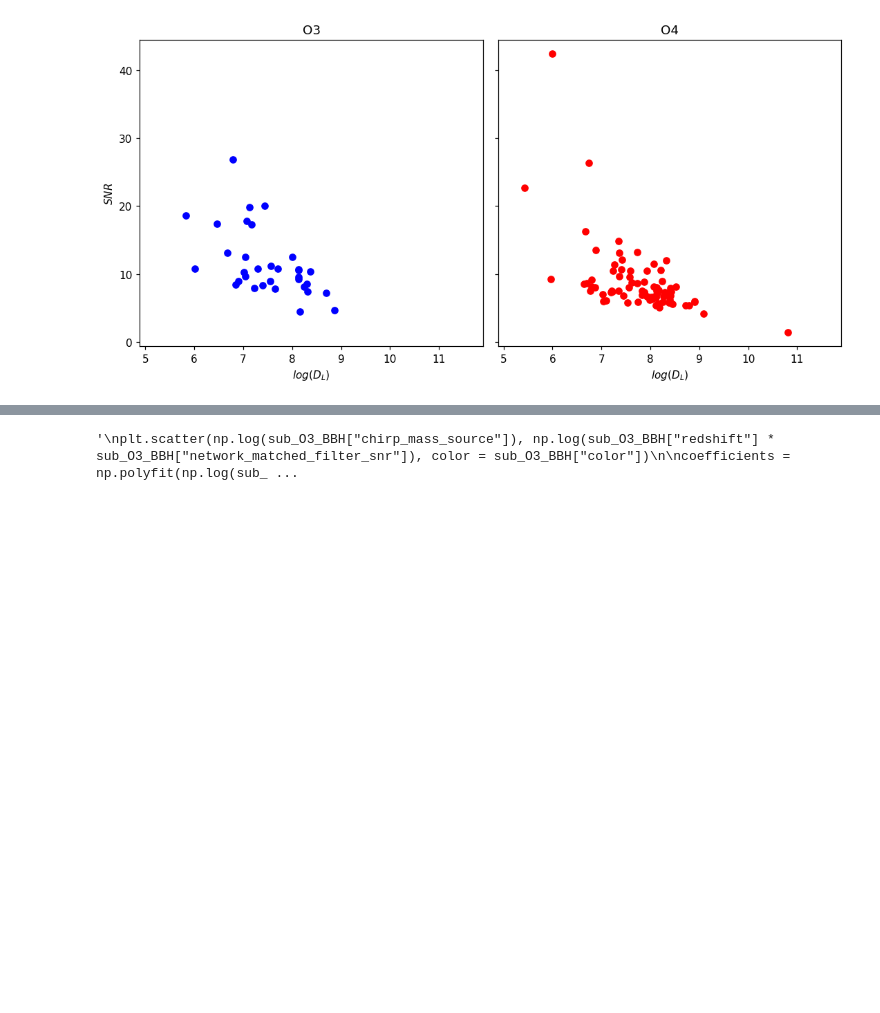
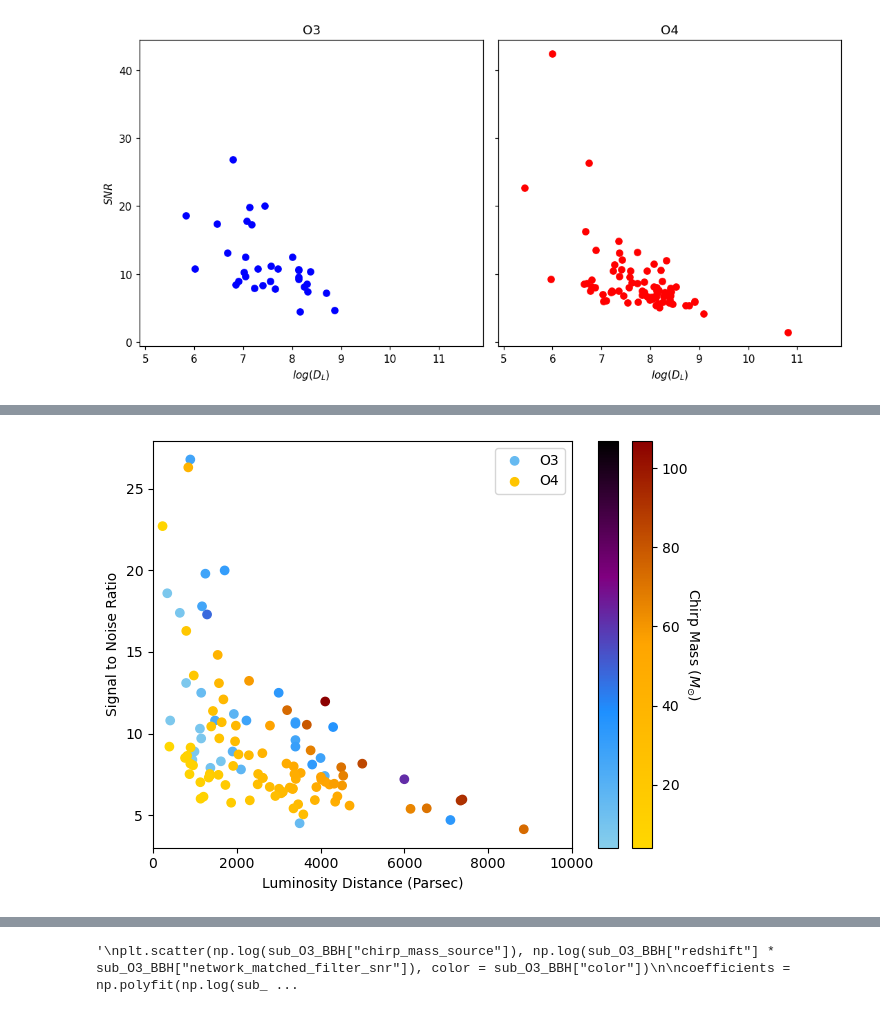
Before and after one commit to AndrewValentini/Gravitational-Waves-Research-23-24, a Jupyter notebook: Data Analysis/testing.ipynb, the cells around one changed output, grey strips where cells are left out. Cells and saved outputs as stored; diff of their text form; code cells hidden in the pictures; blank space fills up the shorter version.

```diff
--- a/Data Analysis/testing.ipynb
+++ b/Data Analysis/testing.ipynb
@@ -612,0 +641,19 @@ plt.show()
+# %%
+sc1 = plt.scatter(O3_BBH["luminosity_distance"], O3_BBH["snr"], c = O3_BBH["chirp_mass"], cmap=cm1, vmin=min_mass, vmax=max_mass, label="O3")
+
+sc2 = plt.scatter(sub_O4_BBH["luminosity_distance"], sub_O4_BBH["snr"], c = sub_O4_BBH["chirp_mass"], cmap=cm2, vmin=min_mass, vmax=max_mass, label="O4")
+cbar2 = plt.colorbar(sc2, pad=-0.08)
+cbar1 = plt.colorbar(sc1)
+cbar1.set_ticks([])
+
+plt.xlim(0, 10000)
+
+cbar2.ax.get_yaxis().labelpad = 10
+cbar2.ax.set_ylabel('Chirp Mass ($M_{\odot}$)', rotation=270)
+plt.legend()
+plt.xlabel("Luminosity Distance (Parsec)")
+plt.ylabel("Signal to Noise Ratio")
+plt.tight_layout()
+plt.show()
+# %% [output]
+[figure, added]
```
Also changed, not shown: parts of 17 cells of this notebook.
